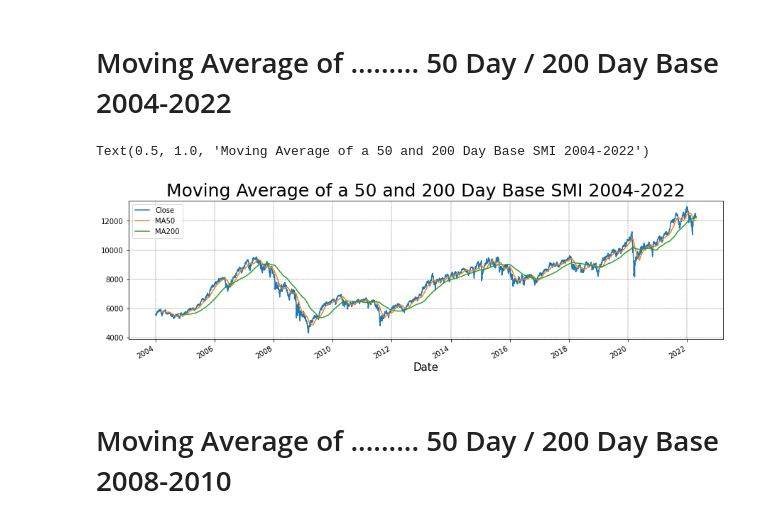
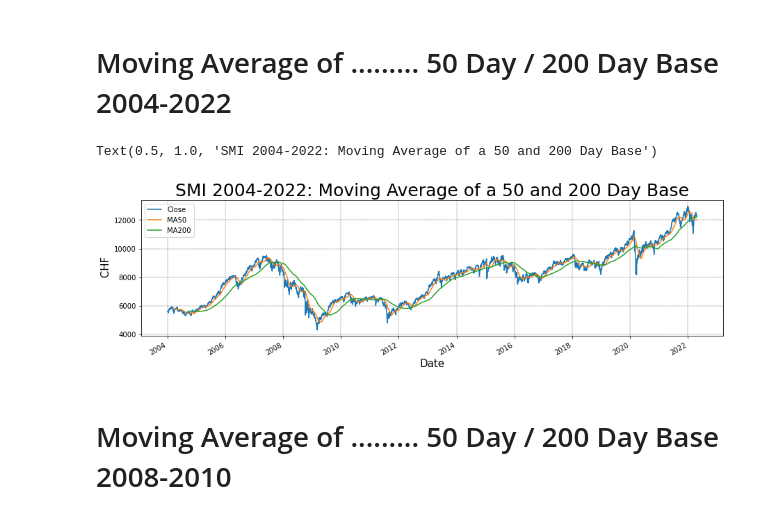
Before and after one commit to Darioschuerch/Project_MRWAM69.F2201_Marzer_Schuerch, a Jupyter notebook: Project/Project_MRWAM69.F2201_Marzer_Schuerch.ipynb, the cells around one changed output. Cells and saved outputs as stored; diff of their text form; code cells hidden in the pictures.

```diff
--- a/Project/Project_MRWAM69.F2201_Marzer_Schuerch.ipynb
+++ b/Project/Project_MRWAM69.F2201_Marzer_Schuerch.ipynb
@@ -38,17 +38,18 @@ SMI.to_csv("SMI_ALL.csv",index = False)
 # %%
 #Gleitender Mittelwert 50 / 200 2004 - 2022
 SMI["MA50"] = SMI["Close"].rolling(50).mean()
 SMI["MA200"] = SMI["Close"].rolling(200).mean()
 SMI["Close"].plot(figsize = (15,4))
 SMI["MA50"].plot()
 SMI["MA200"].plot()
 plt.grid(which="major", color='k', linestyle='-.', linewidth=0.3)
 plt.legend()
+plt.ylabel(" CHF", fontsize =15)
 plt.xlabel("Date", fontsize =15)
-plt.title("Moving Average of a 50 and 200 Day Base SMI 2004-2022", fontsize = 25)
+plt.title("SMI 2004-2022: Moving Average of a 50 and 200 Day Base", fontsize = 25)
 # %% [output]
-Text(0.5, 1.0, 'Moving Average of a 50 and 200 Day Base SMI 2004-2022')
+Text(0.5, 1.0, 'SMI 2004-2022: Moving Average of a 50 and 200 Day Base')
-[figure, old version]
+[figure, new version]
 # %% [markdown]
 # Moving Average of ......... 50 Day / 200 Day Base 2008-2010
 # %% [markdown]
```
Also changed, not shown: parts of 8 cells of this notebook, 4 other files.
